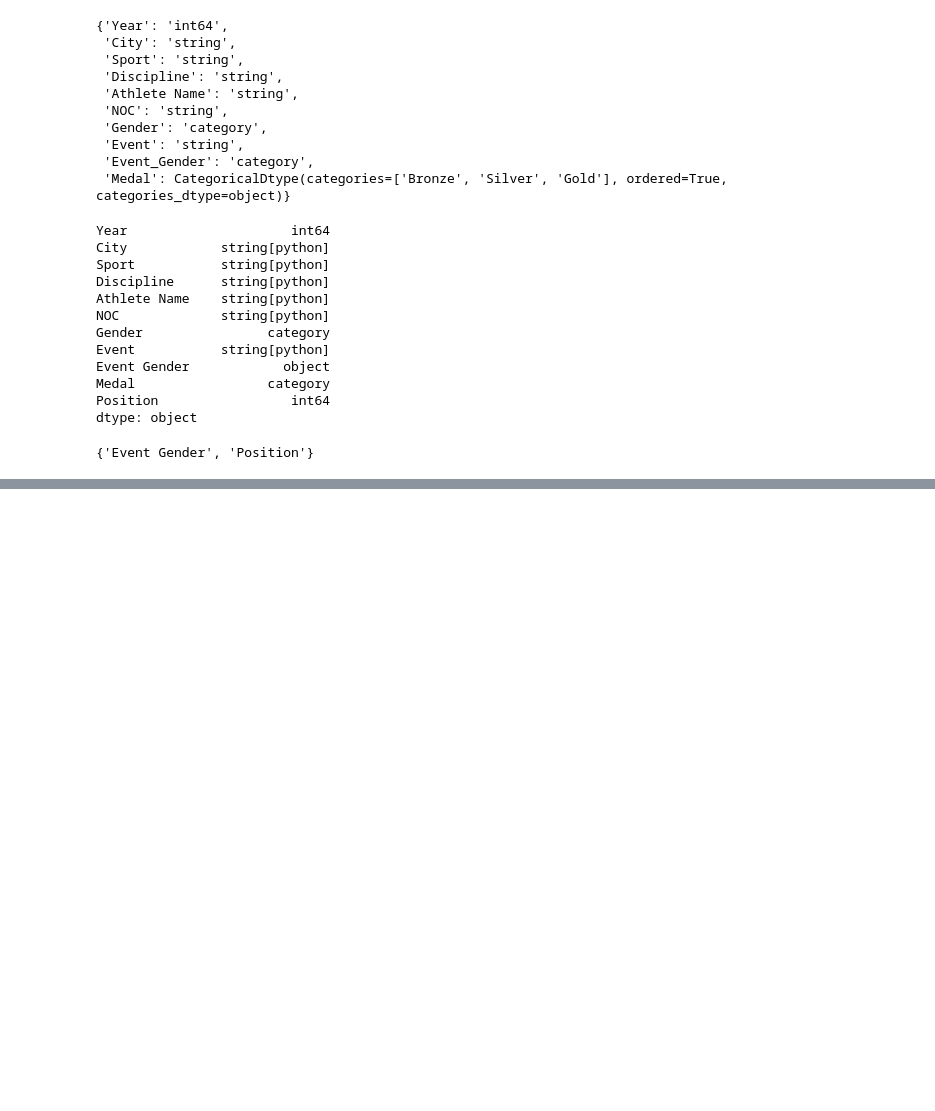
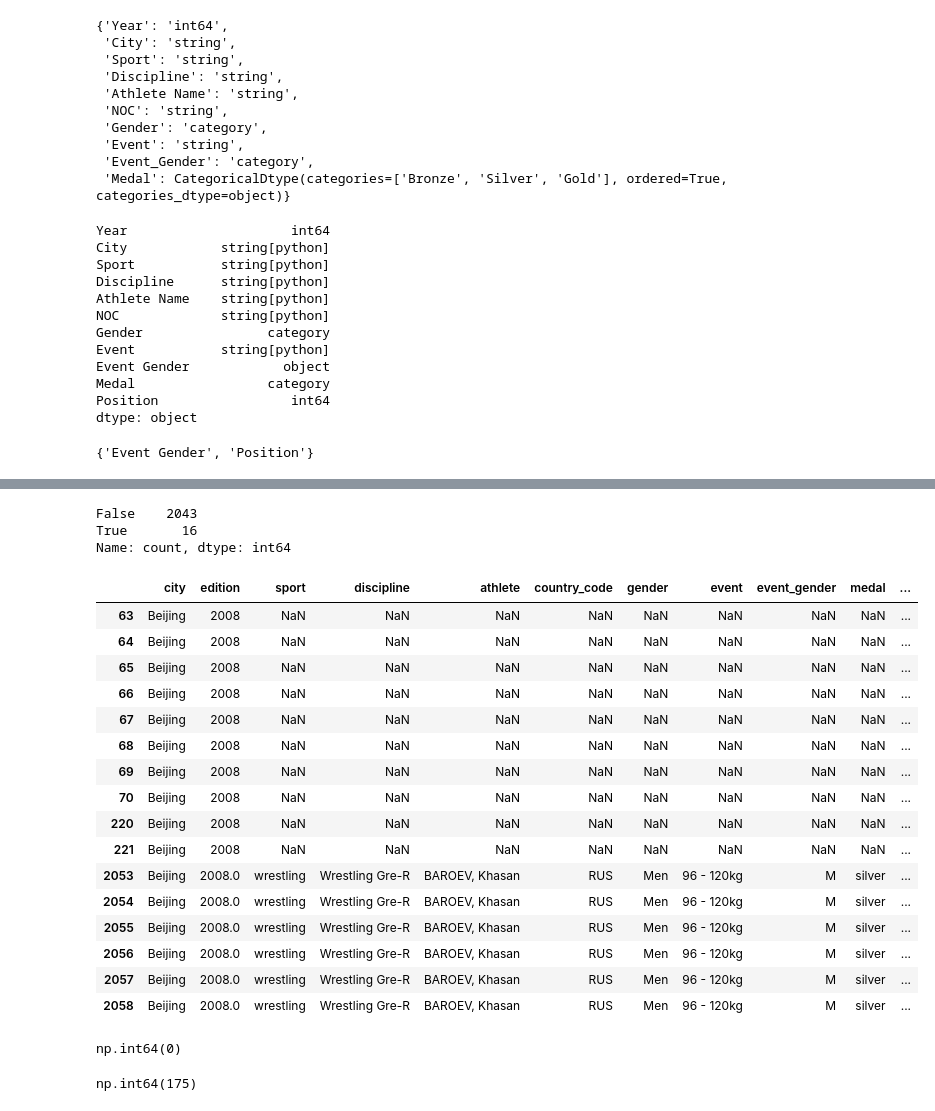
Before and after one commit to gonzur75/data_science_main, a Jupyter notebook: pandas_recap/essential_traning.ipynb, the cells around one changed output, grey strips where cells are left out. Saved outputs shown, nothing was run; the diff lists cells and outputs as text; code cells hidden in the pictures; blank space fills up the shorter version.

```diff
--- a/pandas_recap/essential_traning.ipynb
+++ b/pandas_recap/essential_traning.ipynb
@@ -867,0 +873,2 @@ check_columns(file_path, dtype_mapper, skiprows=5)
+# %%
+df = pd.read_csv("olympics_2008.csv")
@@ -867,0 +915,6 @@ check_columns(file_path, dtype_mapper, skiprows=5)
+# %%
+df.fillna(value={
+    'edition': '2008',
+}, inplace=True)
+# %%
+df["year"] = df.edition.astype('int')
@@ -867,0 +940,26 @@ check_columns(file_path, dtype_mapper, skiprows=5)
+# %%
+df.duplicated().value_counts()
+# %% [output]
+False    2043
+True       16
+Name: count, dtype: int64
+# %%
+df[df.duplicated()]
+# %% [output]
+|  | city | edition | sport | discipline | athlete | country_code | gender | event | event_gender | medal | ... |
+| 63 | Beijing | 2008 | NaN | NaN | NaN | NaN | NaN | NaN | NaN | NaN | ... |
+| 64 | Beijing | 2008 | NaN | NaN | NaN | NaN | NaN | NaN | NaN | NaN | ... |
+| 65 | Beijing | 2008 | NaN | NaN | NaN | NaN | NaN | NaN | NaN | NaN | ... |
+| 66 | Beijing | 2008 | NaN | NaN | NaN | NaN | NaN | NaN | NaN | NaN | ... |
+| 67 | Beijing | 2008 | NaN | NaN | NaN | NaN | NaN | NaN | NaN | NaN | ... |
+| 68 | Beijing | 2008 | NaN | NaN | NaN | NaN | NaN | NaN | NaN | NaN | ... |
+| 69 | Beijing | 2008 | NaN | NaN | NaN | NaN | NaN | NaN | NaN | NaN | ... |
+| 70 | Beijing | 2008 | NaN | NaN | NaN | NaN | NaN | NaN | NaN | NaN | ... |
+| 220 | Beijing | 2008 | NaN | NaN | NaN | NaN | NaN | NaN | NaN | NaN | ... |
+| 221 | Beijing | 2008 | NaN | NaN | NaN | NaN | NaN | NaN | NaN | NaN | ... |
+| 2053 | Beijing | 2008.0 | wrestling | Wrestling Gre-R | BAROEV, Khasan | RUS | Men | 96 - 120kg | M | silver | ... |
+| 2054 | Beijing | 2008.0 | wrestling | Wrestling Gre-R | BAROEV, Khasan | RUS | Men | 96 - 120kg | M | silver | ... |
+| 2055 | Beijing | 2008.0 | wrestling | Wrestling Gre-R | BAROEV, Khasan | RUS | Men | 96 - 120kg | M | silver | ... |
+| 2056 | Beijing | 2008.0 | wrestling | Wrestling Gre-R | BAROEV, Khasan | RUS | Men | 96 - 120kg | M | silver | ... |
+| 2057 | Beijing | 2008.0 | wrestling | Wrestling Gre-R | BAROEV, Khasan | RUS | Men | 96 - 120kg | M | silver | ... |
+| 2058 | Beijing | 2008.0 | wrestling | Wrestling Gre-R | BAROEV, Khasan | RUS | Men | 96 - 120kg | M | silver | ... |
@@ -867,0 +968,8 @@ check_columns(file_path, dtype_mapper, skiprows=5)
+# %%
+df.duplicated().sum()
+# %% [output]
+np.int64(0)
+# %%
+df.duplicated(subset=["athlete", "country_code", "gender"]).sum()
+# %% [output]
+np.int64(175)
```
Also changed, not shown: parts of 13 cells of this notebook, 18 other files.
